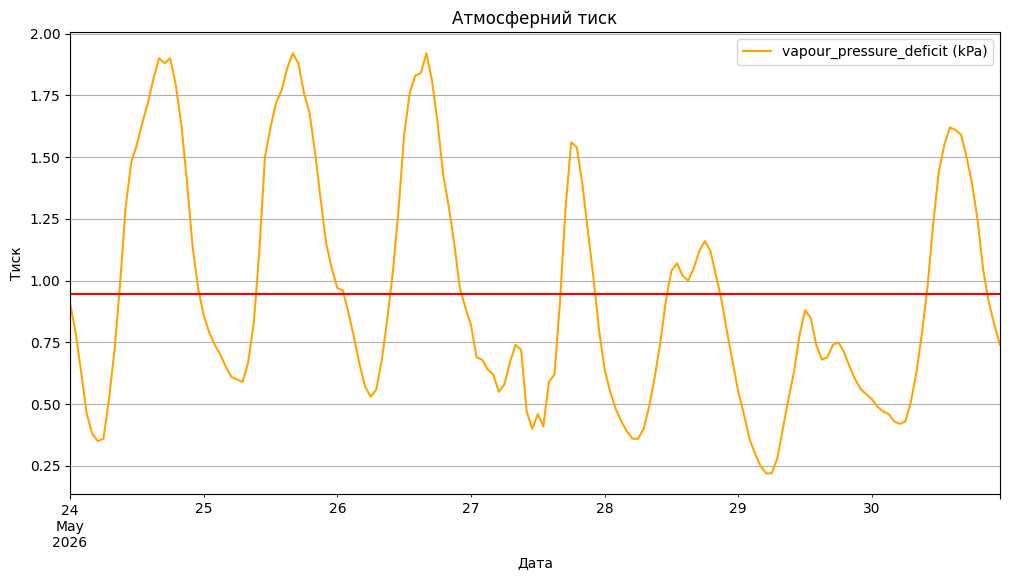
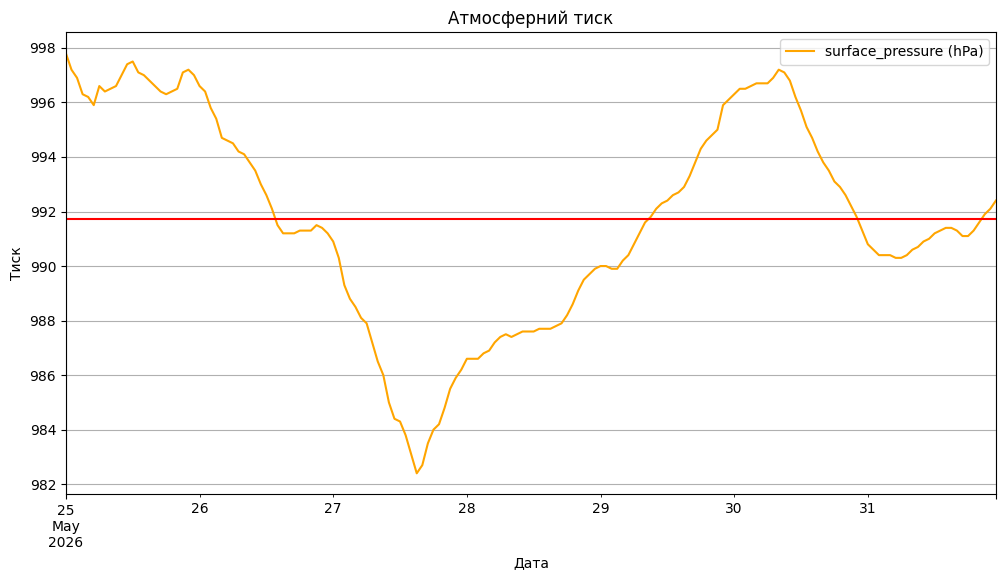
The change to this notebook cell's code, shown as a diff; its figure went from the first image to the second:
--- before
+++ after
@@ -1,10 +1,10 @@
 import matplotlib.pyplot as plt
 import pandas as pd
-url = "https://api.open-meteo.com/v1/forecast?latitude=50.4547&longitude=30.5238&hourly=vapour_pressure_deficit&timezone=auto&format=csv"
+url = "https://api.open-meteo.com/v1/forecast?latitude=50.4547&longitude=30.5238&hourly=surface_pressure&timezone=auto&format=csv"
 
-df = pd.read_csv(url, skiprows=3, parse_dates=['time'], index_col='time')
-df.head(170).plot(figsize=(12, 6), color='orange', linewidth=1.5)
+pressure = pd.read_csv(url, skiprows=3, parse_dates=['time'], index_col='time')
+pressure.head(170).plot(figsize=(12, 6), color='orange', linewidth=1.5)
 
-avarage=df.head(170).iloc[:,0].mean()
+average=pressure.iloc[:,0].mean()
 plt.axhline(y=avarage, color="red")
 plt.title("Атмосферний тиск")
@@ -14,4 +14,4 @@
 
 plt.show()
-std=df.head(170).iloc[:, 0].std()
+std=pressure.iloc[:, 0].std()
 print(std)

Commit: Створено за допомогою Colab